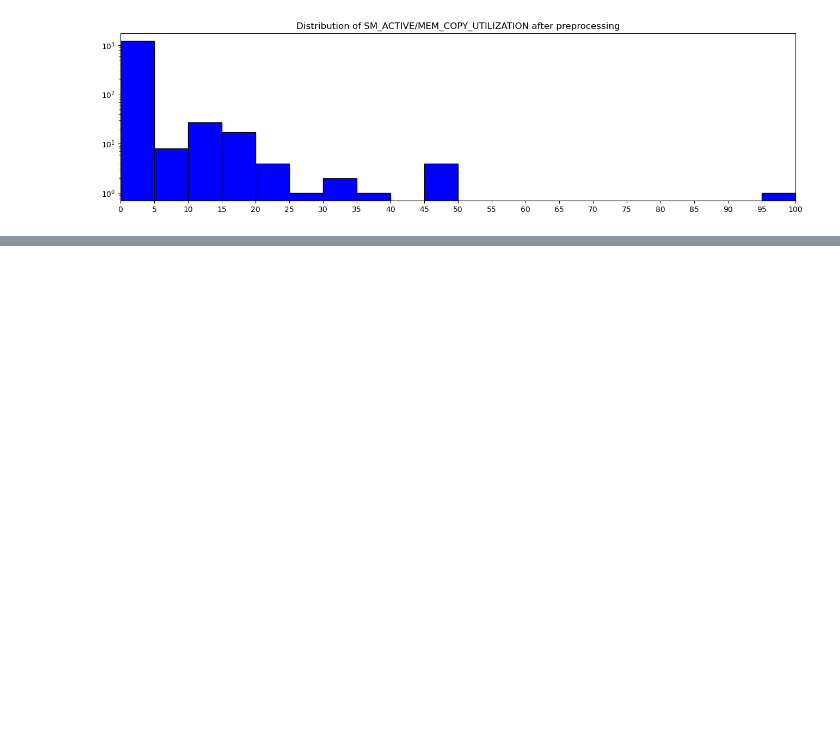
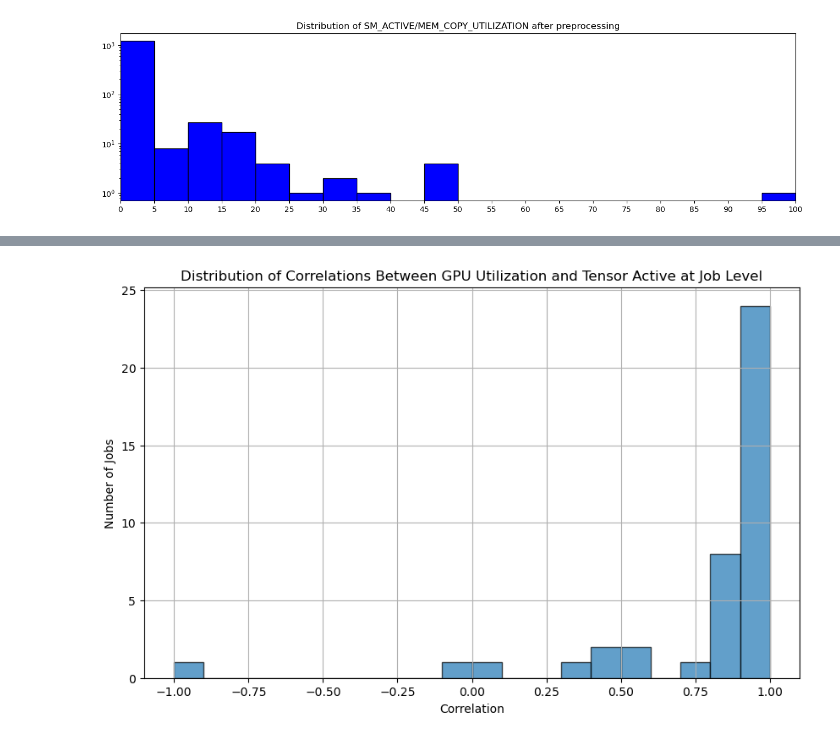
Before and after one commit to hpcgroup/ldms-analysis-scripts, a Jupyter notebook: correlation.ipynb, the cells around one changed output, grey strips where cells are left out. Cells and saved outputs as stored; diff of their text form; code cells hidden in the pictures; blank space fills up the shorter version.

```diff
--- a/correlation.ipynb
+++ b/correlation.ipynb
@@ -196,0 +203,5 @@ Text(0.5, 1.0, 'Distribution of SM_ACTIVE/MEM_COPY_UTILIZATION after preprocessi
+# %%
+merged_tensor_gpu = df_tensor[["#Time", "ProducerName", "gpu_id", "jobid", "step", "tensor_active"]].merge(df_gputil[["#Time", "ProducerName", "gpu_id", "jobid", "step", "gpu_utilization"]],
+                                                                                                on=["#Time", "ProducerName", "gpu_id", "jobid", "step"], how='inner')
+merged_tensor_gpu = merged_tensor_gpu.drop_duplicates()
+merged_tensor_gpu
@@ -196,0 +222,13 @@ Text(0.5, 1.0, 'Distribution of SM_ACTIVE/MEM_COPY_UTILIZATION after preprocessi
+# %%
+correlations = merged_tensor_gpu.groupby('jobid').apply(lambda x: x['tensor_active'].corr(x['gpu_utilization'])).reset_index()
+correlations.columns = ['jobid', 'correlation']
+# %%
+plt.figure(figsize=(10, 6))
+plt.hist(correlations['correlation'], bins=20, edgecolor='k', alpha=0.7)
+plt.title('Distribution of Correlations Between GPU Utilization and Tensor Active at Job Level')
+plt.xlabel('Correlation')
+plt.ylabel('Number of Jobs')
+plt.grid(True)
+plt.show()
+# %% [output]
+[figure, added]
```
Also changed, not shown: parts of 10 cells of this notebook, 1 other file.
